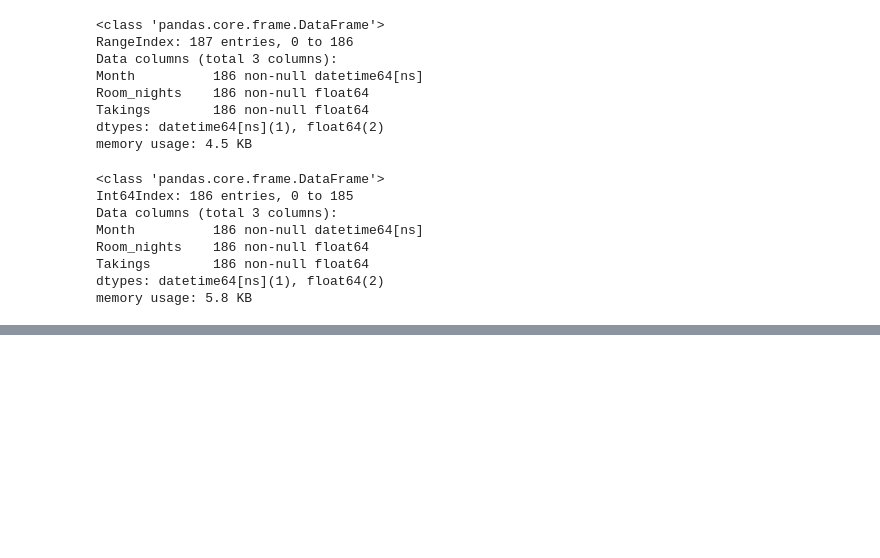
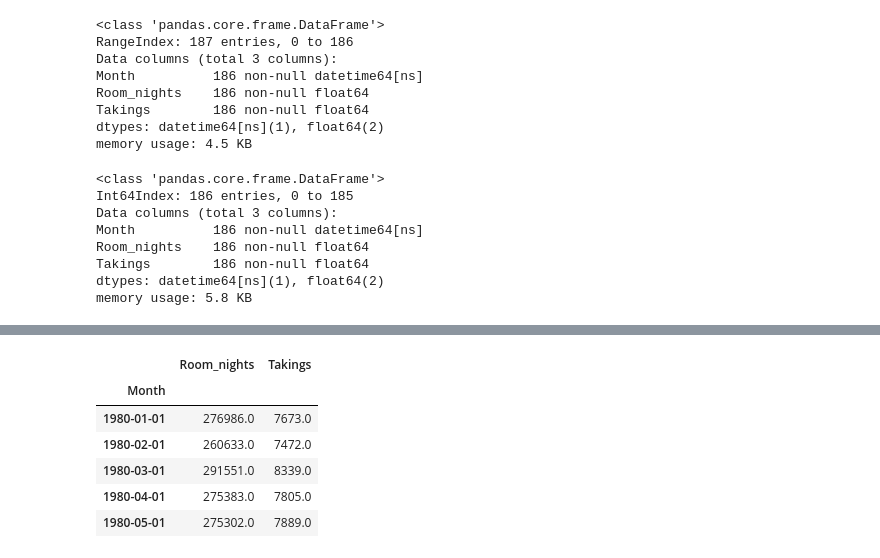
Before and after one commit to GZembrowski/Time_training, a Jupyter notebook: Untitled.ipynb, the cells around one changed output, grey strips where cells are left out. Cells and saved outputs as stored; diff of their text form; code cells hidden in the pictures; blank space fills up the shorter version.

```diff
--- a/Untitled.ipynb
+++ b/Untitled.ipynb
@@ -67,0 +80,10 @@ memory usage: 5.8 KB
+# %%
+df.head()
+# %% [output]
+|  | Room_nights | Takings |
+| Month |  |  |
+| 1980-01-01 | 276986.0 | 7673.0 |
+| 1980-02-01 | 260633.0 | 7472.0 |
+| 1980-03-01 | 291551.0 | 8339.0 |
+| 1980-04-01 | 275383.0 | 7805.0 |
+| 1980-05-01 | 275302.0 | 7889.0 |
```
Also changed, not shown: parts of 9 cells of this notebook.
